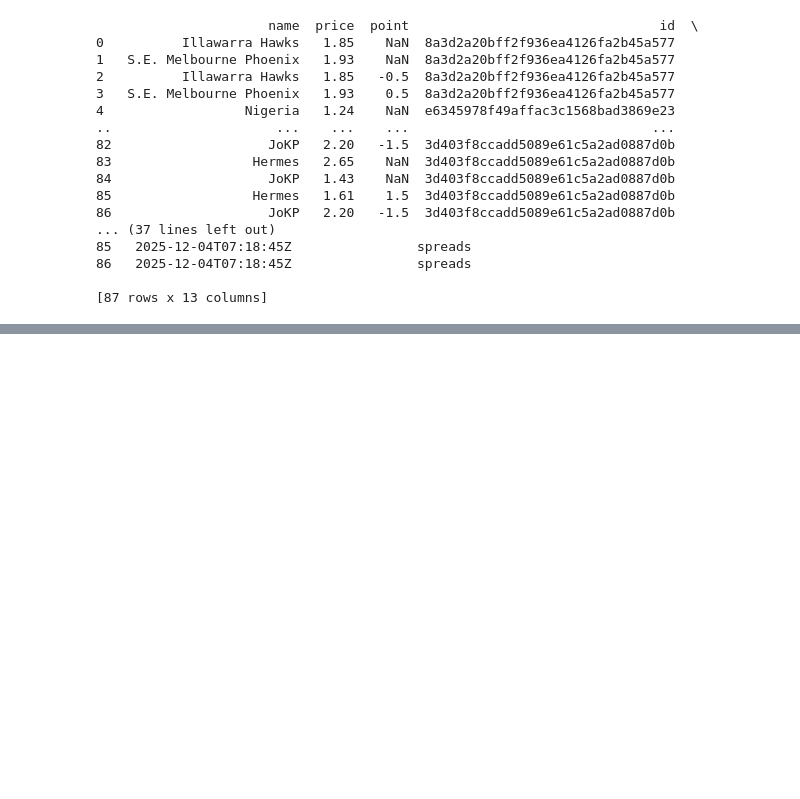
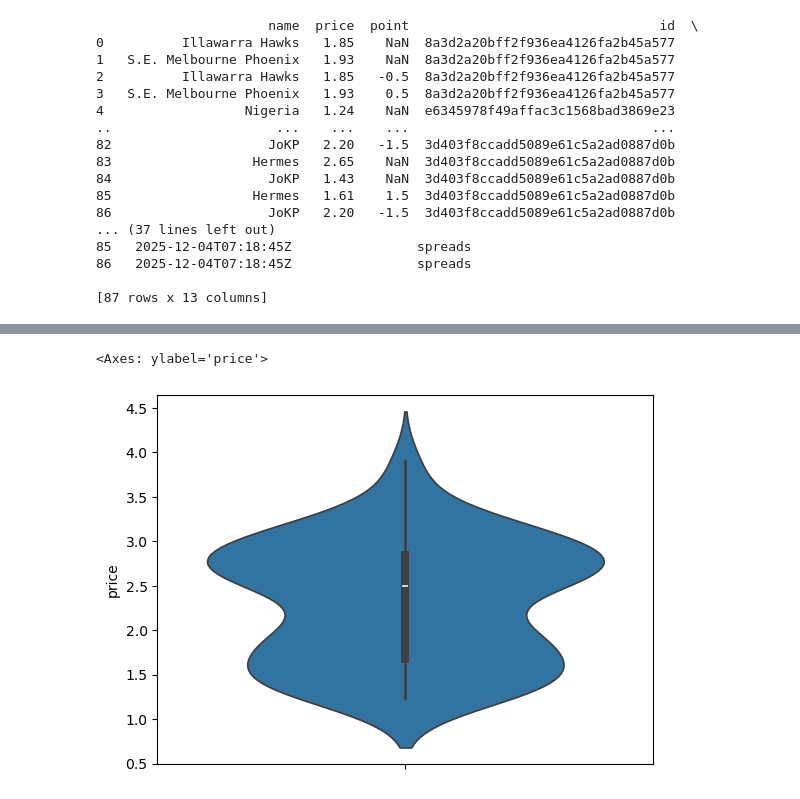
Before and after one commit to abhinavjoshi1/Machine-Learning-Algorithms, a Jupyter notebook: api_data_fetch.ipynb, the cells around one changed output, grey strips where cells are left out. Saved outputs shown, nothing was run; the diff lists cells and outputs as text; code cells hidden in the pictures; blank space fills up the shorter version.

```diff
--- a/api_data_fetch.ipynb
+++ b/api_data_fetch.ipynb
@@ -86,0 +104,5 @@ print(df)
+# %%
+sns.violinplot(df['price'])
+# %% [output]
+<Axes: ylabel='price'>
+[figure, added]
```
Also changed, not shown: parts of 6 cells of this notebook.
